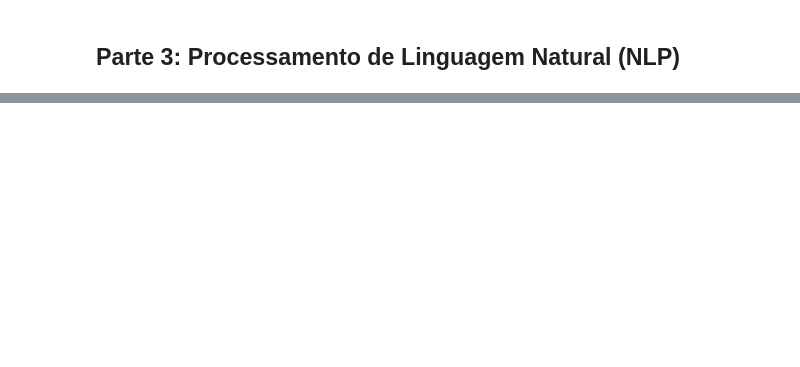
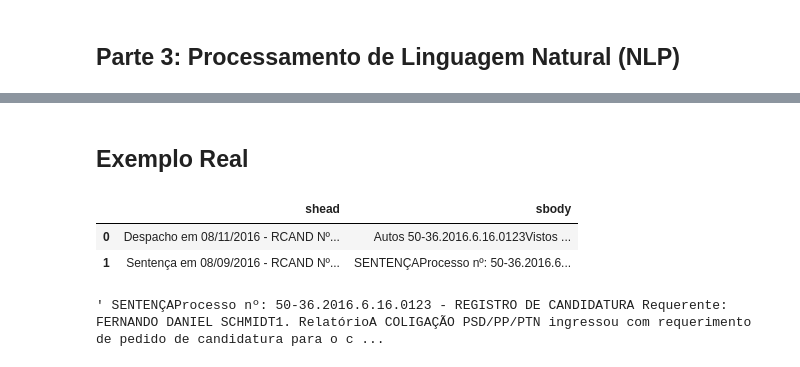
Before and after one commit to aassumpcao/oabpr_seminar, a Jupyter notebook: notebooks/exercicios.ipynb, the cells around one changed output, grey strips where cells are left out. Cells and saved outputs as stored; diff of their text form; code cells hidden in the pictures; blank space fills up the shorter version.

```diff
--- a/notebooks/exercicios.ipynb
+++ b/notebooks/exercicios.ipynb
@@ -134,0 +221,16 @@ import spacy
+# %% [markdown]
+## Exemplo Real
+# %%
+# abrir uma coletânea de decisões judiciais dentre todas
+decisão = pd.DataFrame(parser(decisões[2]).parse_details())
+decisão
+# %% [output]
+|  | shead | sbody |
+| 0 | Despacho em 08/11/2016 - RCAND Nº... | Autos 50-36.2016.6.16.0123Vistos ... |
+| 1 | Sentença em 08/09/2016 - RCAND Nº... | SENTENÇAProcesso nº: 50-36.2016.6... |
+# %%
+# extrair texto da decisão
+texto = decisão.loc[1, 'sbody']
+texto
+# %% [output]
+' SENTENÇAProcesso nº: 50-36.2016.6.16.0123 - REGISTRO DE CANDIDATURA Requerente: FERNANDO DANIEL SCHMIDT1. RelatórioA COLIGAÇÃO PSD/PP/PTN ingressou com requerimento de pedido de candidatura para o c ...
```
Also changed, not shown: parts of 28 cells of this notebook, 29 other files.
